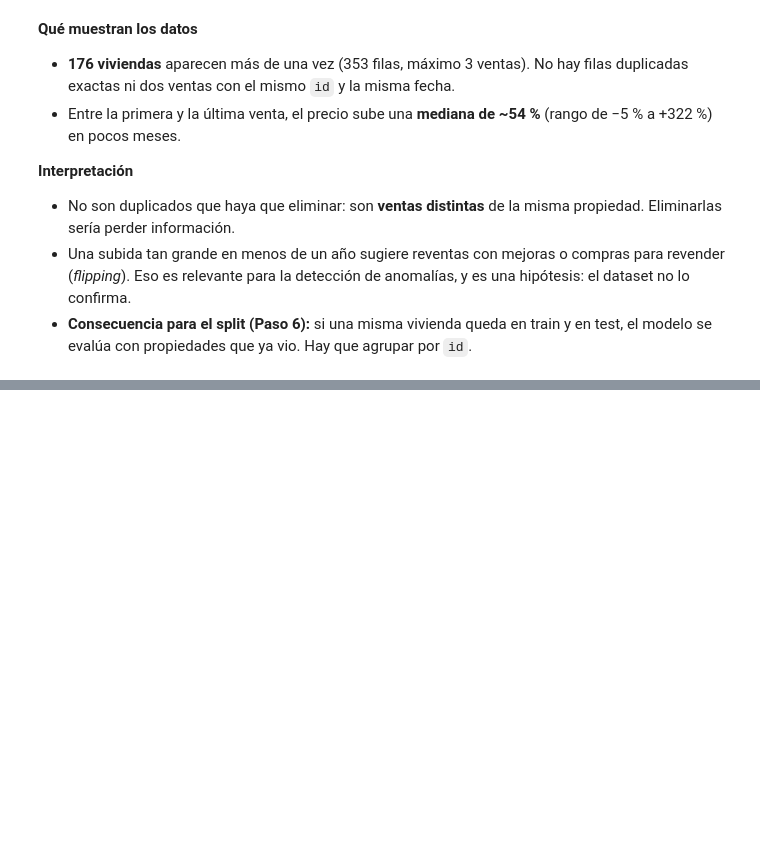
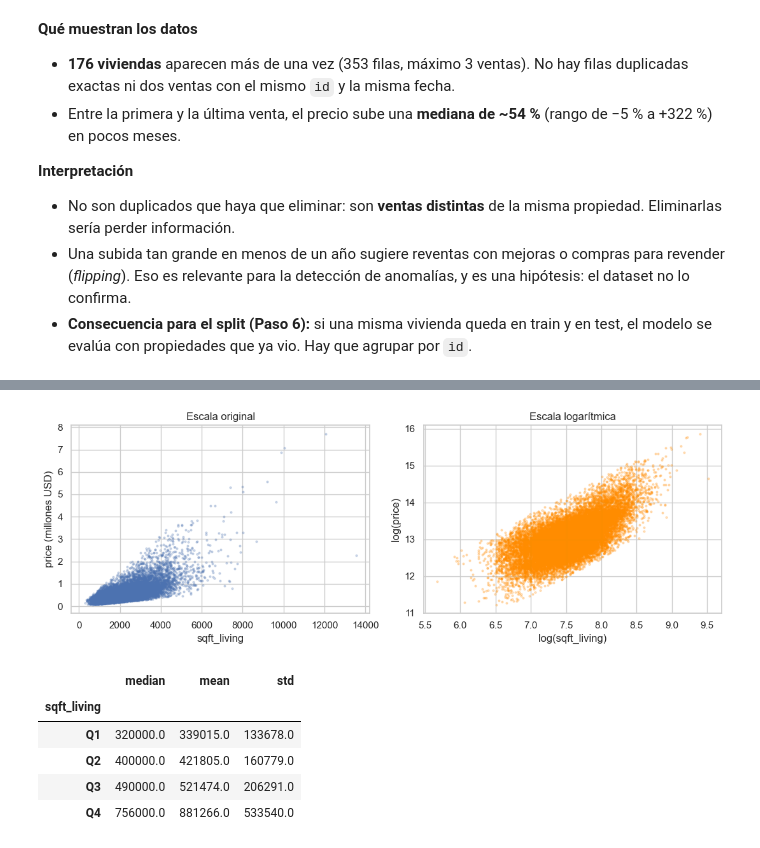
Before and after one commit to lvanCR/cc209-precios-inmobiliarios, a Jupyter notebook: notebooks/02_eda.ipynb, the cells around one changed output, grey strips where cells are left out. Drawn from its saved outputs; the diff is of its cells as text; code cells hidden in the pictures; blank space fills up the shorter version.

```diff
--- a/notebooks/02_eda.ipynb
+++ b/notebooks/02_eda.ipynb
@@ -155,0 +204,23 @@ cambio["variacion_%"].describe().round(1).to_frame("variación de precio entre v
+# %%
+fig, axes = plt.subplots(1, 2, figsize=(11, 4))
+axes[0].scatter(df["sqft_living"], df["price"] / 1e6, s=4, alpha=.25)
+axes[0].set_xlabel("sqft_living")
+axes[0].set_ylabel("price (millones USD)")
+axes[0].set_title("Escala original")
+axes[1].scatter(np.log(df["sqft_living"]), np.log(df["price"]), s=4, alpha=.25, color="darkorange")
+axes[1].set_xlabel("log(sqft_living)")
+axes[1].set_ylabel("log(price)")
+axes[1].set_title("Escala logarítmica")
+plt.tight_layout()
+plt.show()
+
+cuartil = pd.qcut(df["sqft_living"], 4, labels=["Q1", "Q2", "Q3", "Q4"])
+df.groupby(cuartil, observed=True)["price"].agg(["median", "mean", "std"]).round(0)
+# %% [output]
+[figure, added]
+|  | median | mean | std |
+| sqft_living |  |  |  |
+| Q1 | 320000.0 | 339015.0 | 133678.0 |
+| Q2 | 400000.0 | 421805.0 | 160779.0 |
+| Q3 | 490000.0 | 521474.0 | 206291.0 |
+| Q4 | 756000.0 | 881266.0 | 533540.0 |
```
Also changed, not shown: parts of 26 cells of this notebook, 1 other file.
